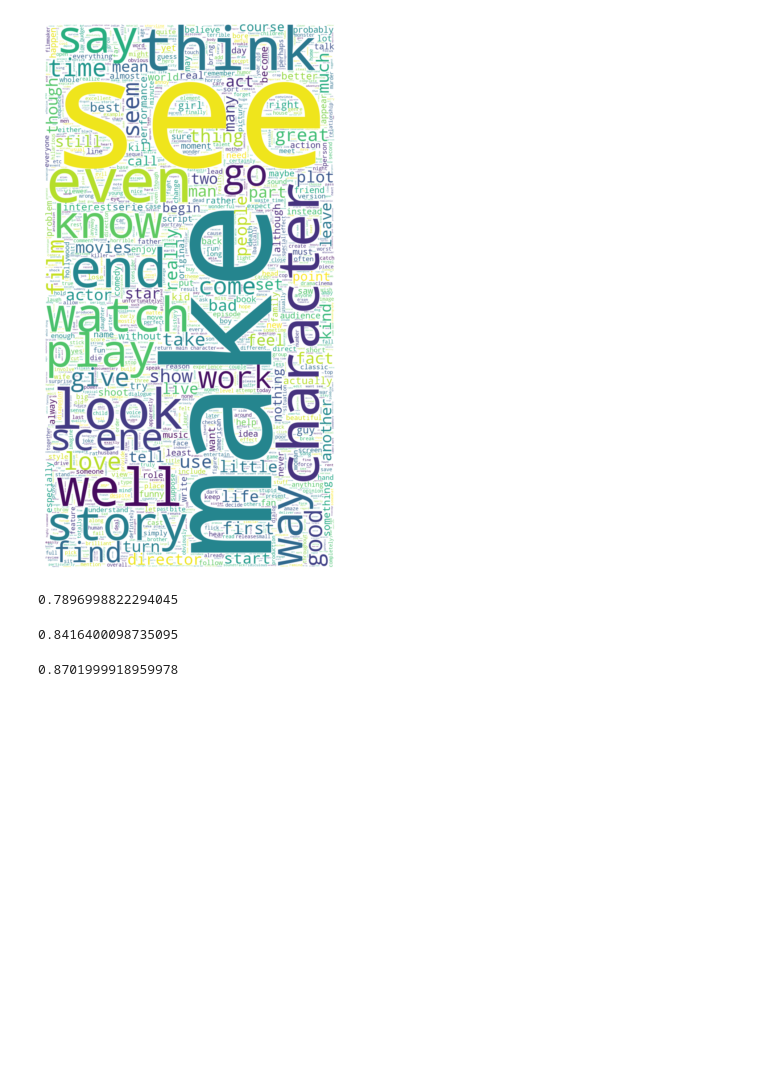
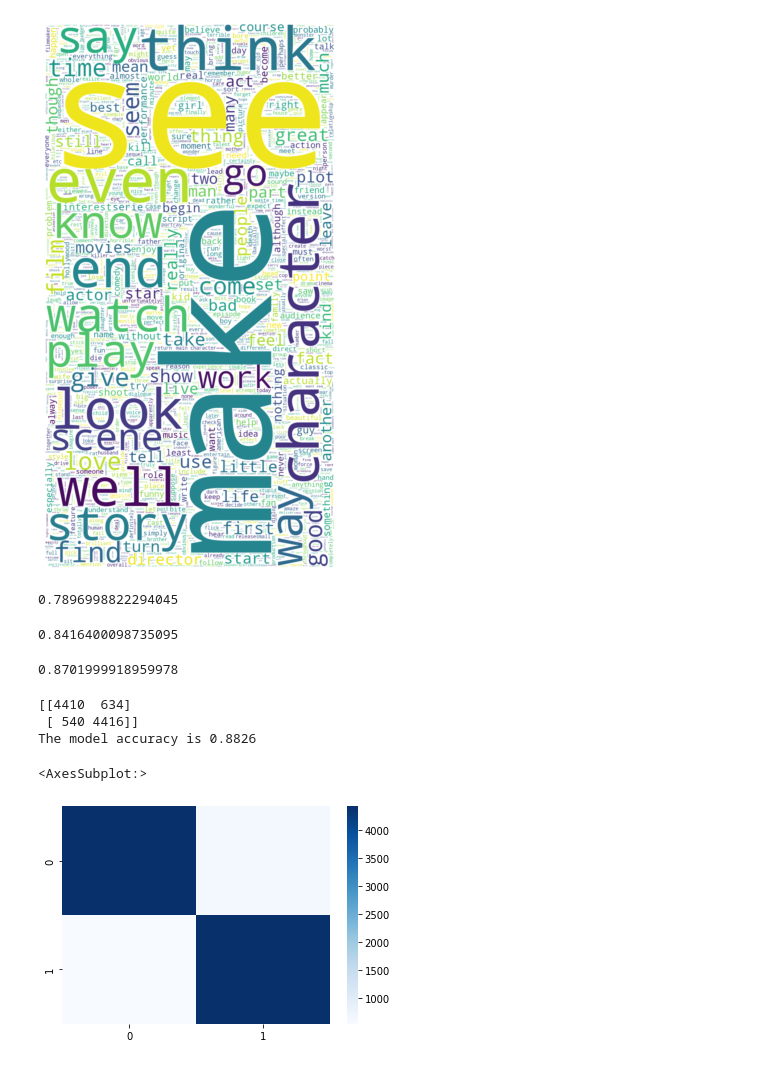
Before and after one commit to dakotarawlings/youtube_sentiment_analysis, a Jupyter notebook: feature_engineering_nltk.ipynb, the cells around one changed output. Drawn from its saved outputs; the diff is of its cells as text; code cells hidden in the pictures; blank space fills up the shorter version.

Commit message:
update BOW model

```diff
--- a/feature_engineering_nltk.ipynb
+++ b/feature_engineering_nltk.ipynb
@@ -149,3 +149,23 @@ SVCmodel=LinearSVC(random_state=1, dual=False)
 print(np.mean(cross_val_score(SVCmodel, X, y, cv=3)))
 # %% [output]
 0.8701999918959978
+# %%
+from sklearn.model_selection import train_test_split
+X_train, X_test, y_train, y_test = train_test_split(X, y,test_size=0.2, random_state=1)
+# %%
+SVCmodel.fit(X_train, y_train)
+y_predicted=SVCmodel.predict(X_test)
+# %%
+from sklearn.metrics import confusion_matrix, accuracy_score
+accuracy = accuracy_score(y_test, y_predicted)
+conMat = confusion_matrix(y_test, y_predicted)
+print(conMat)
+print("Accuracy: ", accuracy )
+
+sns.heatmap(conMat, fmt="", cmap='Blues')
+# %% [output]
+[[4410  634]
+ [ 540 4416]]
+The model accuracy is 0.8826
+<AxesSubplot:>
+[figure, added]
```
Also changed, not shown: 1 other file.
